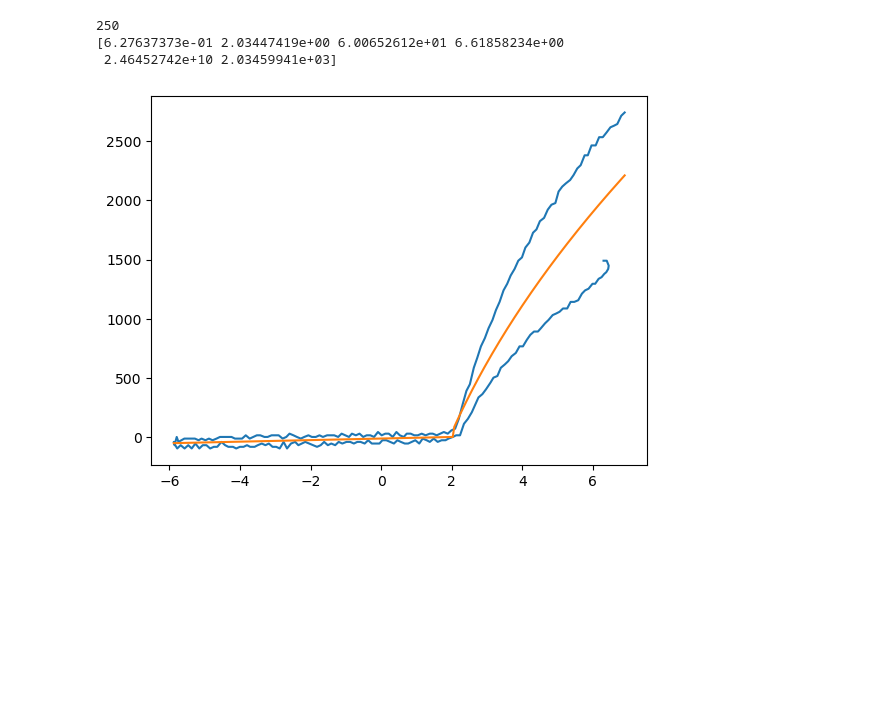
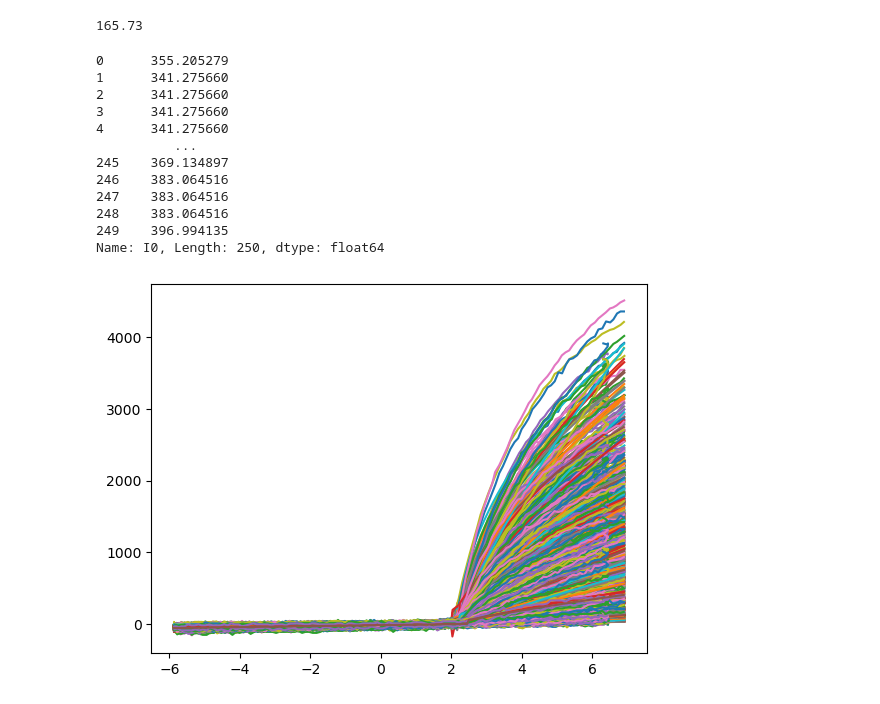
Before and after one commit to jgoodwill1/DAPPEr, a Jupyter notebook: students/Josh/fitting.ipynb, the cells around one changed output. Cells and saved outputs as stored; diff of their text form; code cells hidden in the pictures; blank space fills up the shorter version.

```diff
--- a/students/Josh/fitting.ipynb
+++ b/students/Josh/fitting.ipynb
@@ -136,7 +136,7 @@ Intial guesses/[bounds]:
     m1    = 10          ;       [-1000      :        1000]
     y_int = 80          ;       [-1000      :        1000]
     ne    = 5*10^10     ;       [5          :  5*(10**15)]
-    Te    = 700         ;       [0          :        5000]
+    Te    = 1500        ;       [300        :        5000]
 
 pcov(2D np.array); covariance of popt array
 '''
@@ -148,9 +148,9 @@ def gen_fit(V_arr, I_arr, proc = False):
         V_proc, I_proc = data_processing(V_arr, I_arr)
     else:
         V_proc, I_proc = V_arr, I_arr
-    g = [ 2,   2,    10,    80, 5*(10**10),   700]    #intial guess
+    g = [ 2,   2,    10,    80, 5*(10**10),  1500]    #intial guess
     b = [
-        (-3,   2, -1000, -1000,  5*(10**1),     0),
+        (-3,   2, -1000, -1000,  5*(10**1),   300),
         ( 3,   5,  1000,  1000, 5*(10**15),  5000)
         ] #bounds
     popt, pcov = curve_fit(model,V_proc, I_proc, g, bounds=b)
@@ -233,22 +233,35 @@ def data_processing(V, I):#remove data points below -2 and above the peak to red
     I_proc = np.nan_to_num(y_raw, nan=0.0)
     return V_proc, I_proc
 # %%
-dat = pck(path, 0, 'Dense')
+dat = pck(path, 150, 'Full')
 iv = dat.iv
+dat.start
+# %% [output]
+165.73
 # %%
 ne = np.array([])
 Te = np.array([])
-for sw in np.arange(250, 251):
+for sw in np.arange(122, 475):
     dat = pck(path, sw, 'Full')
     iv = dat.iv
     plt.plot(iv['V'], iv['I0'])
-    print(sw)
+    # print(sw)
     t, fit, popt, pcov = gen_fit(iv['V'], iv['I0'])
     plt.plot(t, fit)
     ne, Te = np.append(ne, popt[4]), np.append(Te, popt[5])
-print(popt)
+# print(popt)
+print(iv['I0'])
 # %% [output]
-250
-[6.27637373e-01 2.03447419e+00 6.00652612e+01 6.61858234e+00
- 2.46452742e+10 2.03459941e+03]
+0      355.205279
+1      341.275660
+2      341.275660
+3      341.275660
+4      341.275660
+          ...
+245    369.134897
+246    383.064516
+247    383.064516
+248    383.064516
+249    396.994135
+Name: I0, Length: 250, dtype: float64
-[figure, old version]
+[figure, new version]
```
Also changed, not shown: parts of 7 cells of this notebook, 2 other files.
